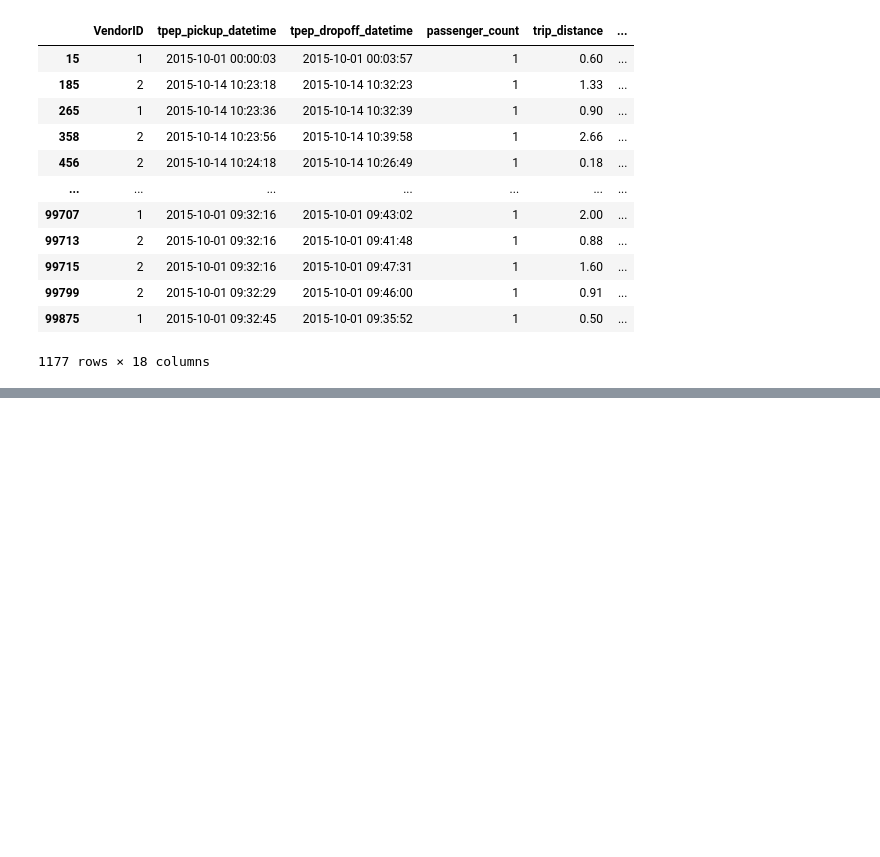
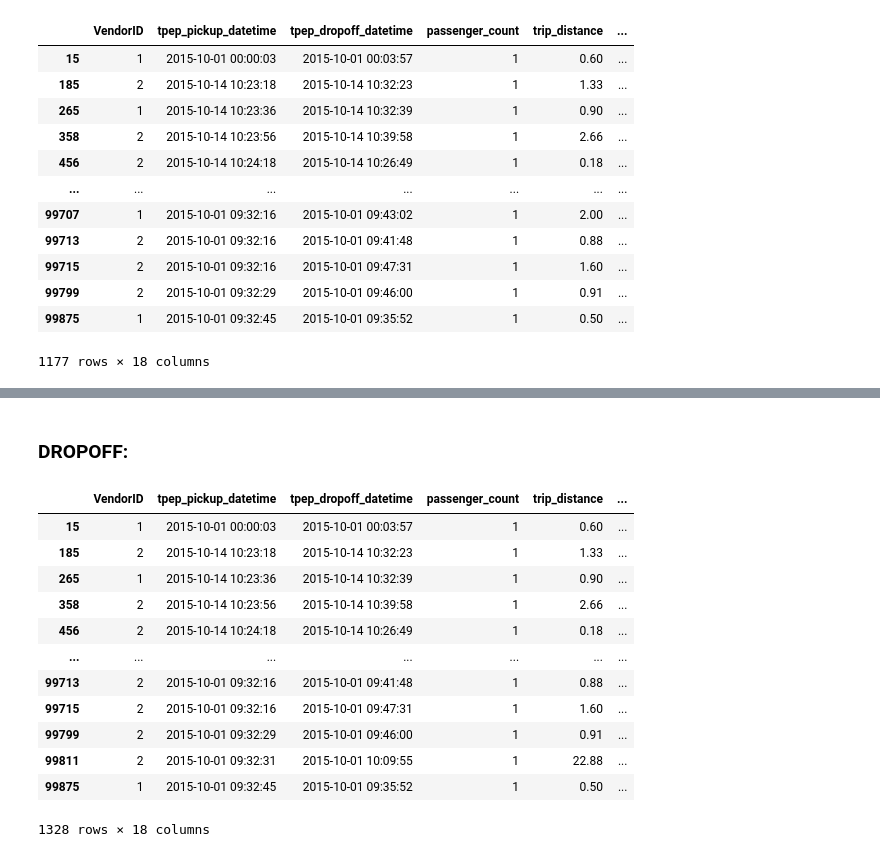
Before and after one commit to ddv246/DSBA-Project, a Jupyter notebook: Yellow_Taxi_Project.ipynb, the cells around one changed output, grey strips where cells are left out. Cells and saved outputs as stored; diff of their text form; code cells hidden in the pictures; blank space fills up the shorter version.

```diff
--- a/Yellow_Taxi_Project.ipynb
+++ b/Yellow_Taxi_Project.ipynb
@@ -347,3 +350,22 @@ for i,j in outside_pickups.iterrows():
 m
 # %% [output]
 [interactive output not drawn]
+# %% [markdown]
+### **DROPOFF:**
+# %%
+out_nyc = df[((df.dropoff_latitude <= 40.5774) | (df.dropoff_longitude <= -74.15) | (df.dropoff_latitude >= 40.9176) | (df.dropoff_longitude >= -73.7004))]
+out_nyc
+# %% [output]
+|  | VendorID | tpep_pickup_datetime | tpep_dropoff_datetime | passenger_count | trip_distance | ... |
+| 15 | 1 | 2015-10-01 00:00:03 | 2015-10-01 00:03:57 | 1 | 0.60 | ... |
+| 185 | 2 | 2015-10-14 10:23:18 | 2015-10-14 10:32:23 | 1 | 1.33 | ... |
+| 265 | 1 | 2015-10-14 10:23:36 | 2015-10-14 10:32:39 | 1 | 0.90 | ... |
+| 358 | 2 | 2015-10-14 10:23:56 | 2015-10-14 10:39:58 | 1 | 2.66 | ... |
+| 456 | 2 | 2015-10-14 10:24:18 | 2015-10-14 10:26:49 | 1 | 0.18 | ... |
+| ... | ... | ... | ... | ... | ... | ... |
+| 99713 | 2 | 2015-10-01 09:32:16 | 2015-10-01 09:41:48 | 1 | 0.88 | ... |
+| 99715 | 2 | 2015-10-01 09:32:16 | 2015-10-01 09:47:31 | 1 | 1.60 | ... |
+| 99799 | 2 | 2015-10-01 09:32:29 | 2015-10-01 09:46:00 | 1 | 0.91 | ... |
+| 99811 | 2 | 2015-10-01 09:32:31 | 2015-10-01 10:09:55 | 1 | 22.88 | ... |
+| 99875 | 1 | 2015-10-01 09:32:45 | 2015-10-01 09:35:52 | 1 | 0.50 | ... |
+1328 rows × 18 columns
```
Also changed, not shown: parts of 15 cells of this notebook.
